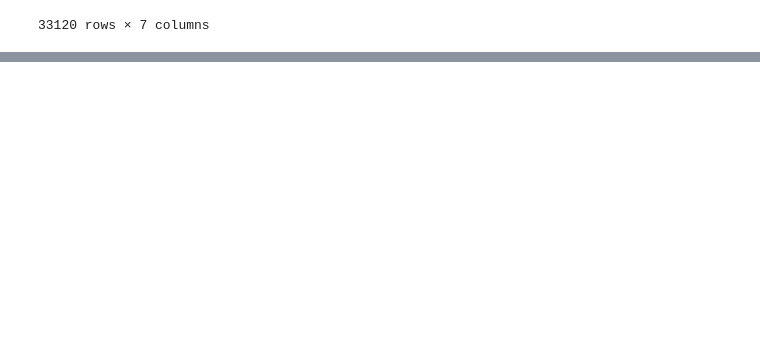
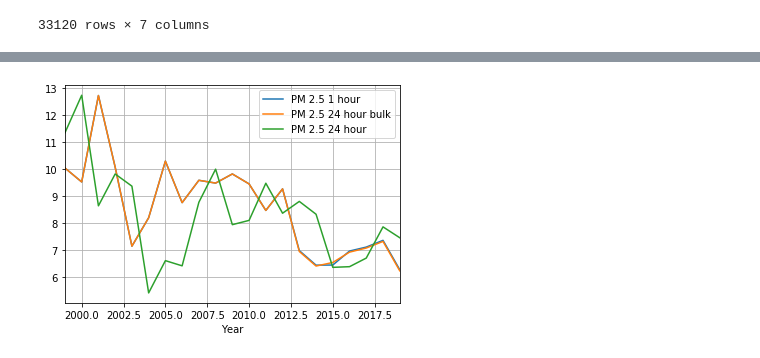
Before and after one commit to abbylemon/fake-news, a Jupyter notebook: AirQuality.ipynb, the cells around one changed output, grey strips where cells are left out. Saved outputs shown, nothing was run; the diff lists cells and outputs as text; code cells hidden in the pictures; blank space fills up the shorter version.

Commit message:
added a plot of different measurement types for PM

```diff
--- a/AirQuality.ipynb
+++ b/AirQuality.ipynb
@@ -131,3 +139,8 @@ pm2_5_df
+# %%
+pm_plot = pm2_5_df.plot(kind='line', x='Year',y=['PM 2.5 1 hour','PM 2.5 24 hour bulk','PM 2.5 24 hour'],grid=True)
+# pm_plot.show()
+# %% [output]
+[figure, added]
 # %%
 # Abby's section ends here
 # %%
```
Also changed, not shown: parts of 2 cells of this notebook.
